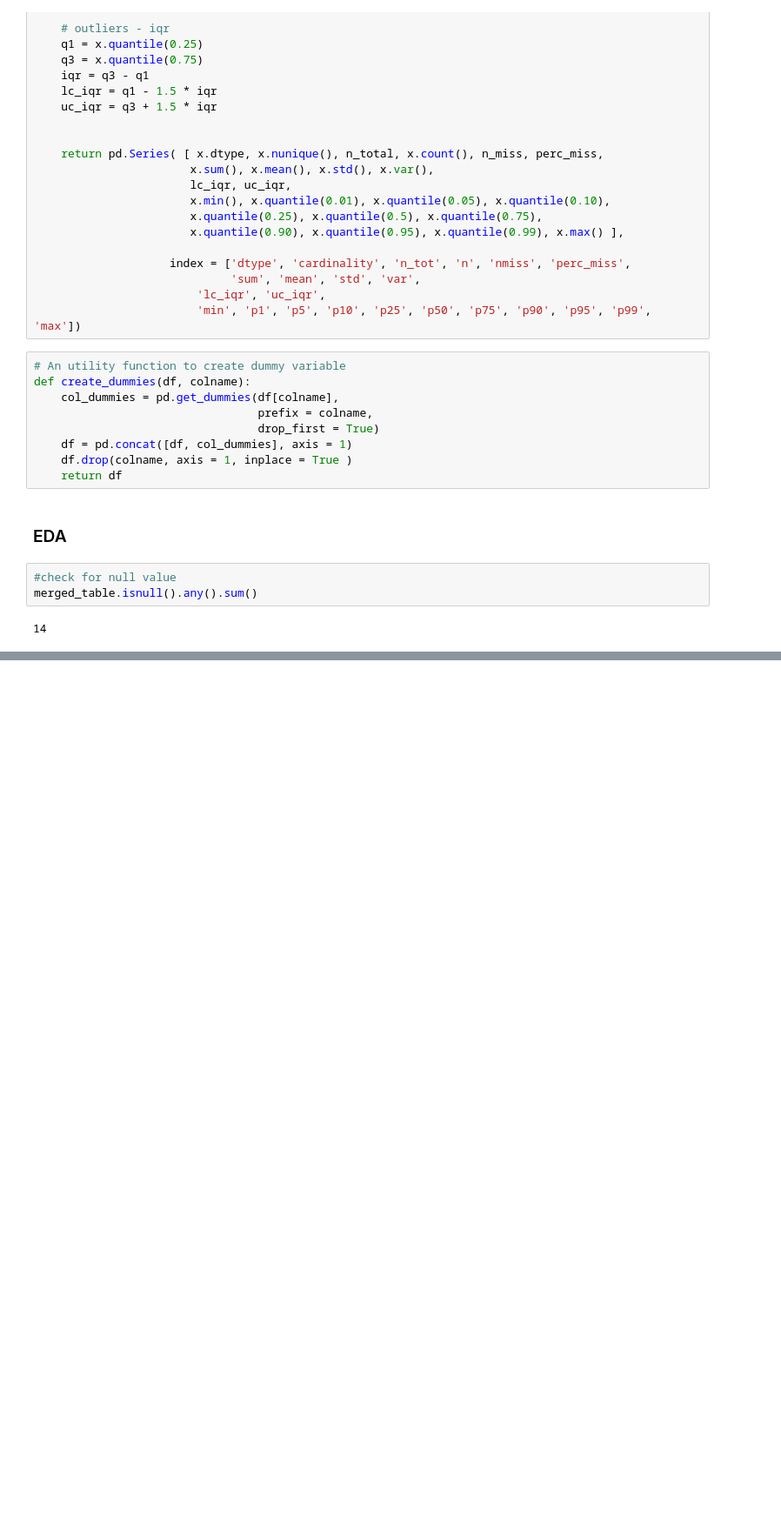
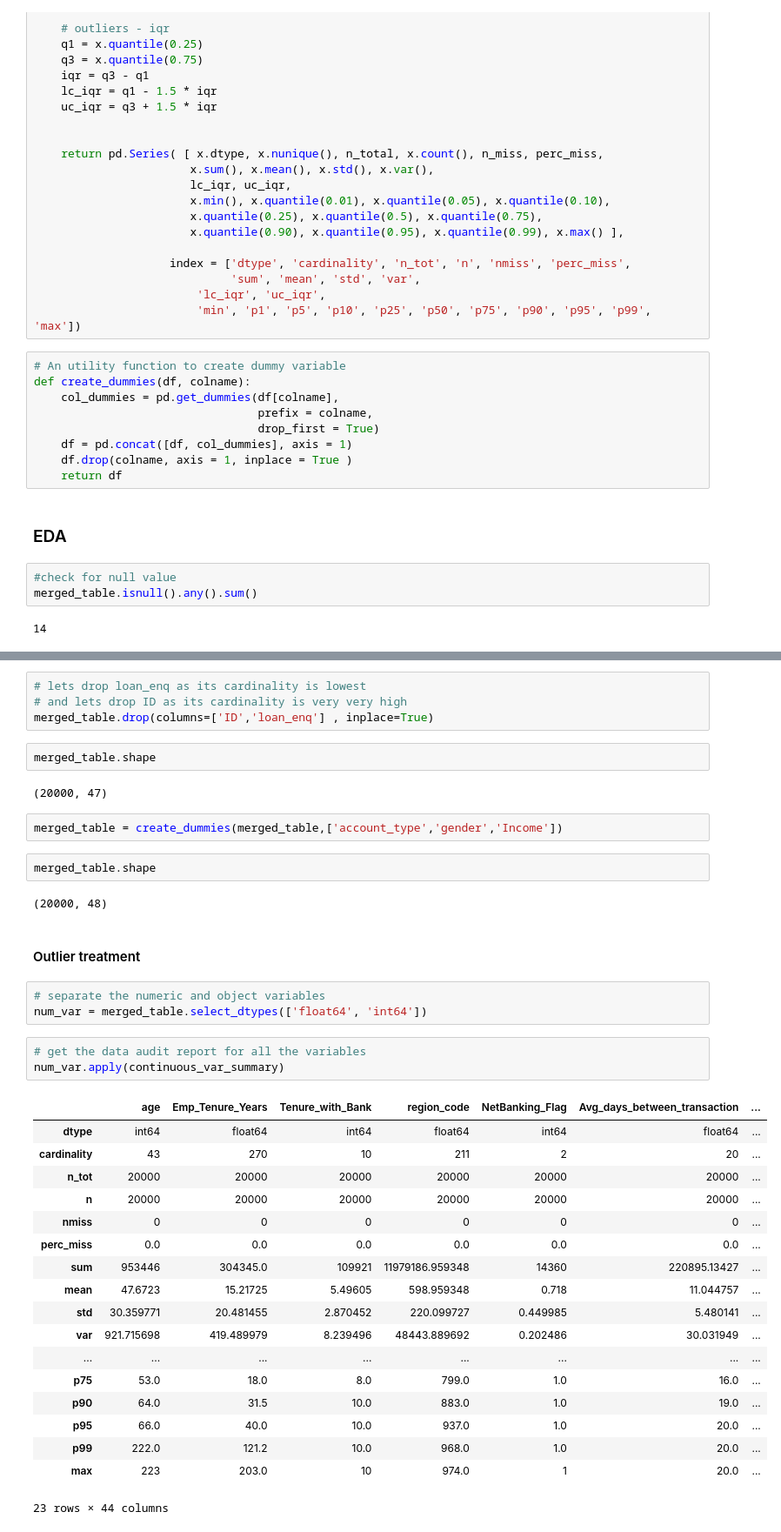
Before and after one commit to BhuvanJoshi007/Predicting_Credit_Consumption, a Jupyter notebook: Predicting Credit Consumption.ipynb, the cells around one changed output, grey strips where cells are left out. Shown at 87% size. Drawn from its saved outputs; the diff is of its cells as text; blank space fills up the shorter version.

```diff
--- a/Predicting Credit Consumption.ipynb
+++ b/Predicting Credit Consumption.ipynb
@@ -253,0 +375,41 @@ merged_table.isnull().any().sum()
+# %%
+# lets drop loan_enq as its cardinality is lowest
+# and lets drop ID as its cardinality is very very high
+merged_table.drop(columns=['ID','loan_enq'] , inplace=True)
+# %%
+merged_table.shape
+# %% [output]
+(20000, 47)
+# %%
+merged_table = create_dummies(merged_table,['account_type','gender','Income'])
+# %%
+merged_table.shape
+# %% [output]
+(20000, 48)
+# %% [markdown]
+#### Outlier treatment
+# %%
+# separate the numeric and object variables
+num_var = merged_table.select_dtypes(['float64', 'int64'])
+# %%
+# get the data audit report for all the variables
+num_var.apply(continuous_var_summary)
+# %% [output]
+|  | age | Emp_Tenure_Years | Tenure_with_Bank | region_code | NetBanking_Flag | Avg_days_between_transaction | ... |
+| dtype | int64 | float64 | int64 | float64 | int64 | float64 | ... |
+| cardinality | 43 | 270 | 10 | 211 | 2 | 20 | ... |
+| n_tot | 20000 | 20000 | 20000 | 20000 | 20000 | 20000 | ... |
+| n | 20000 | 20000 | 20000 | 20000 | 20000 | 20000 | ... |
+| nmiss | 0 | 0 | 0 | 0 | 0 | 0 | ... |
+| perc_miss | 0.0 | 0.0 | 0.0 | 0.0 | 0.0 | 0.0 | ... |
+| sum | 953446 | 304345.0 | 109921 | 11979186.959348 | 14360 | 220895.13427 | ... |
+| mean | 47.6723 | 15.21725 | 5.49605 | 598.959348 | 0.718 | 11.044757 | ... |
+| std | 30.359771 | 20.481455 | 2.870452 | 220.099727 | 0.449985 | 5.480141 | ... |
+| var | 921.715698 | 419.489979 | 8.239496 | 48443.889692 | 0.202486 | 30.031949 | ... |
+| ... | ... | ... | ... | ... | ... | ... | ... |
+| p75 | 53.0 | 18.0 | 8.0 | 799.0 | 1.0 | 16.0 | ... |
+| p90 | 64.0 | 31.5 | 10.0 | 883.0 | 1.0 | 19.0 | ... |
+| p95 | 66.0 | 40.0 | 10.0 | 937.0 | 1.0 | 20.0 | ... |
+| p99 | 222.0 | 121.2 | 10.0 | 968.0 | 1.0 | 20.0 | ... |
+| max | 223 | 203.0 | 10 | 974.0 | 1 | 20.0 | ... |
+23 rows × 44 columns
```
Also changed, not shown: parts of 25 cells of this notebook.
